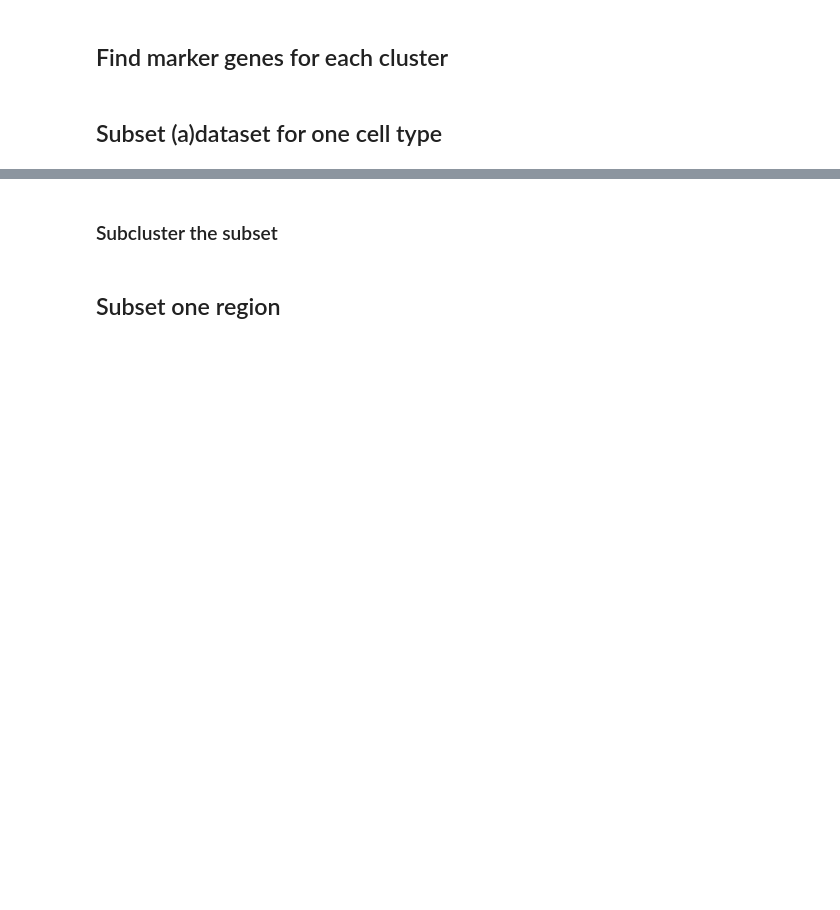
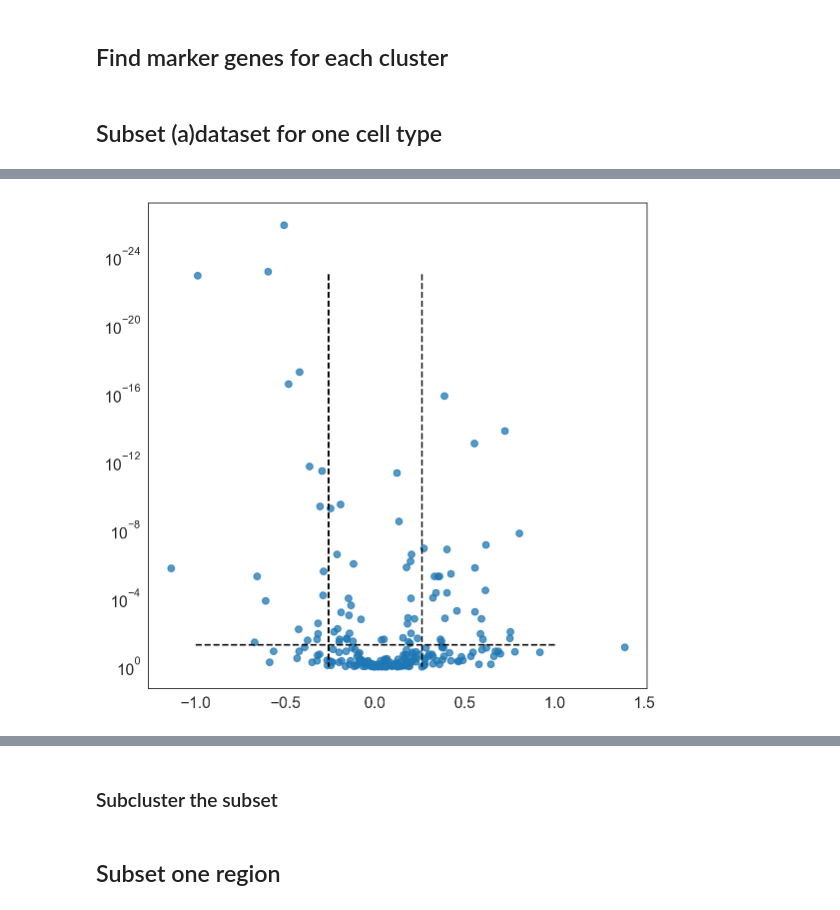
Before and after one commit to Carboneinerte/Xenium-workflow, a Jupyter notebook: v8-4_Xenium_process_DataViz_Analysis.ipynb, the cells around one changed output, grey strips where cells are left out. Cells and saved outputs as stored; diff of their text form; code cells hidden in the pictures; blank space fills up the shorter version.

Commit message:
volcano plot

```diff
--- a/v8-4_Xenium_process_DataViz_Analysis.ipynb
+++ b/v8-4_Xenium_process_DataViz_Analysis.ipynb
@@ -614,5 +659,5 @@ dat1 = sc.get.rank_genes_groups_df(adata_microglia, group = 'APP')
 
 # dat.to_csv("marker_genes_0-4_run1.csv")
 # %%
-dat1 =  dat1.sort_values(by='logfoldchanges', ascending=False)
-dat1.head(10)
+dat1 =  dat1.sort_values(by='pct_nz_group', ascending=False)
+dat1
@@ -619,3 +678,16 @@ dat1.head(10)
+# %%
+#create sub pandas with genes over threshold
+# plot after initial scatter with alpha = 1
+# add text for each postion
+
+import matplotlib
+plt.vlines(x=(-0.26,0.26), ymin=10e-24, ymax=1, color = "black", linestyles='dashed')
+plt.hlines(y=0.05, xmin=-1, xmax=1, color = "black", linestyles='dashed')
+plt.scatter(x=dat1['logfoldchanges'], y = dat1['pvals_adj'], alpha= 0.75)
+plt.yscale('log')
+plt.gca().invert_yaxis()
+# %% [output]
+[figure, added]
 # %%
 sc.pl.rank_genes_groups_dotplot(adata_microglia,
                                 n_genes=5,
```
Also changed, not shown: parts of 17 cells of this notebook, 1 other file.
